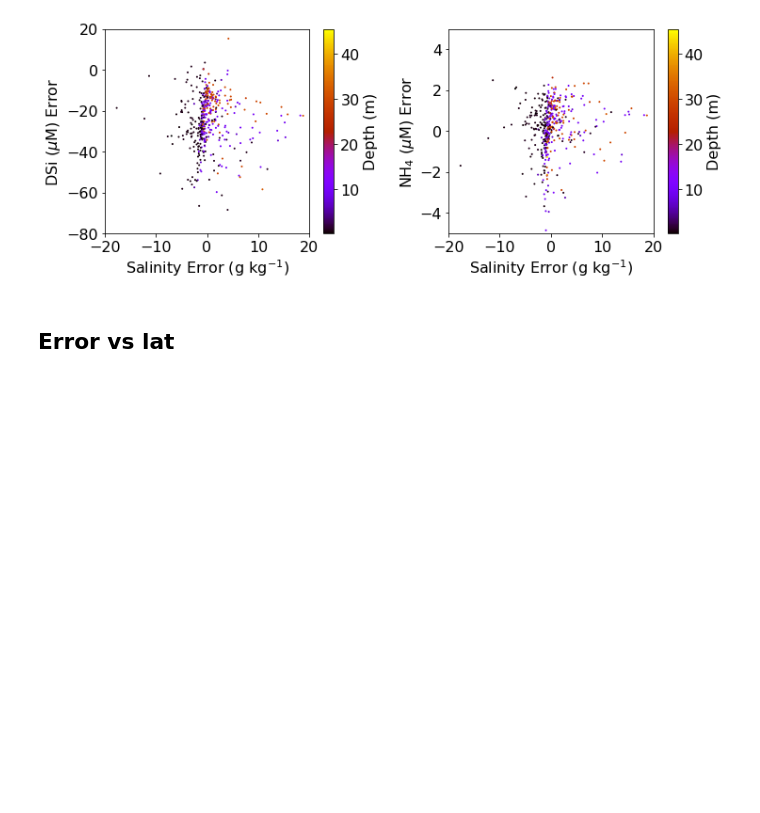
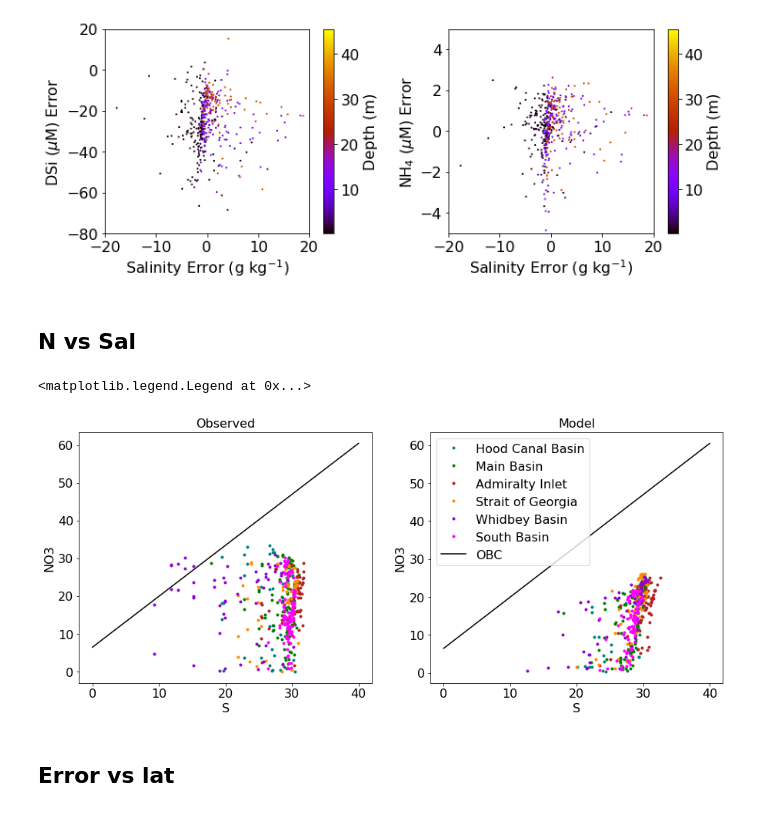
Before and after one commit to SalishSeaCast/analysis-elise-2, a Jupyter notebook: notebooks/bioTuning/HC1905-varvar/Puget_WADE_Example_2009.ipynb, the cells around one changed output. Saved outputs shown, nothing was run; the diff lists cells and outputs as text; code cells hidden in the pictures; blank space fills up the shorter version.

```diff
--- a/notebooks/bioTuning/HC1905-varvar/Puget_WADE_Example_2009.ipynb
+++ b/notebooks/bioTuning/HC1905-varvar/Puget_WADE_Example_2009.ipynb
@@ -599,6 +599,34 @@ ax[1].set_ylabel('NH$_4$ ($\mu$M) Error')
 m,cb=ErrErr(fig,ax[1],'SA','mod_vosaline','Amm','mod_ammonium',(-20,20),(-5,5))
 # %% [output]
 [figure]
+# %% [markdown]
+## N vs Sal
+# %%
+fig,ax=plt.subplots(1,2,figsize=(15,6))
+for ind,iregion in enumerate(data.Basin.unique()):
+    p1=ax[0].plot(datreg[iregion]['SA'],datreg[iregion]['NO23'],'.',
+                  color=colors[ind],label=iregion)
+ax[0].plot(np.arange(0,41),1.35*np.arange(0,41)+6.46,'k-',label='OBC')
+ax[0].set_title('Observed')
+ax[0].set_xlabel('S')
+ax[0].set_ylabel('NO3')
+#ax[0].set_xlim(0,40)
+#ax[0].set_ylim(0,125)
+#ax[0].legend()
+
+for ind,iregion in enumerate(data.Basin.unique()):
+    p=ax[1].plot(datreg[iregion]['mod_vosaline'],datreg[iregion]['mod_nitrate'],'.',
+                  color=colors[ind],label=iregion)
+ax[1].plot(np.arange(0,41),1.35*np.arange(0,41)+6.46,'k-',label='OBC')
+ax[1].set_title('Model')
+ax[1].set_xlabel('S')
+ax[1].set_ylabel('NO3')
+#ax[1].set_xlim(0,40)
+#ax[1].set_ylim(0,125)
+ax[1].legend()
+# %% [output]
+<matplotlib.legend.Legend at 0x...>
+[figure, added]
 # %% [markdown]
 ## Error vs lat
 # %%
```
Also changed, not shown: 9 other files.
